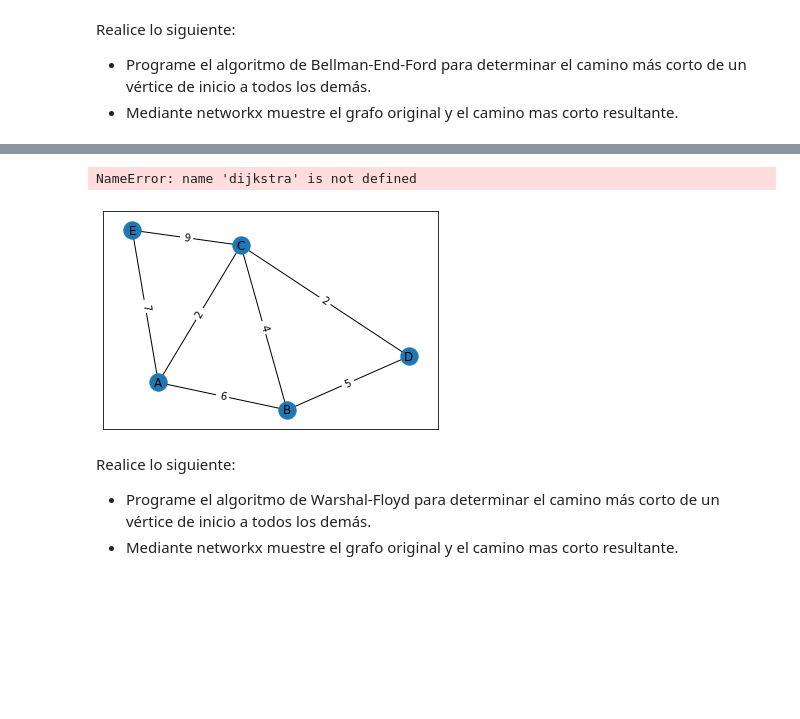
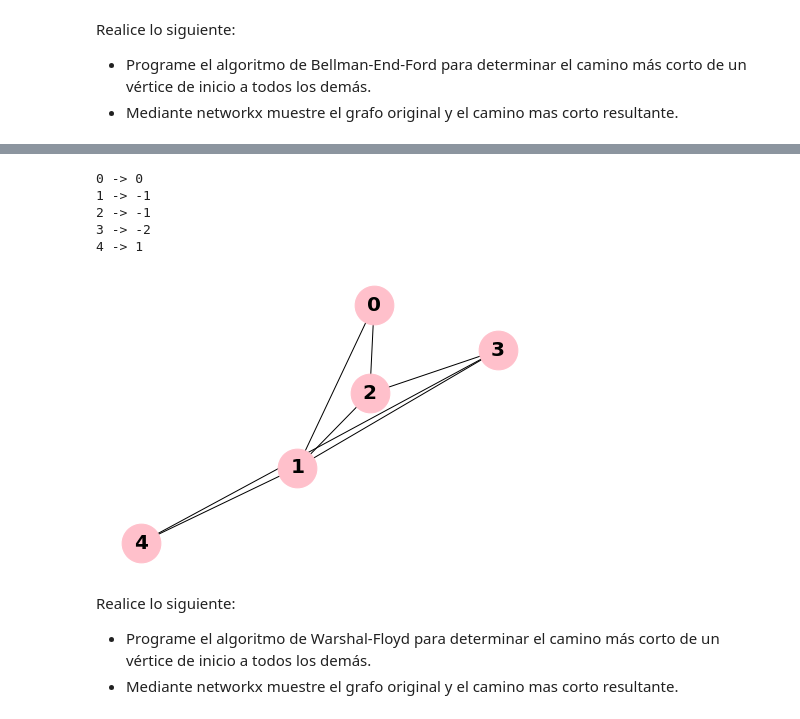
Before and after one commit to AndreaJCharlesSantos/Grafos, a Jupyter notebook: lenguajes-y-automatas-unidad-1-AndreaJCharlesSantos/ShortestPathAlgorithms.ipynb, the cells around one changed output, grey strips where cells are left out. Drawn from its saved outputs; the diff is of its cells as text; code cells hidden in the pictures; blank space fills up the shorter version.

```diff
--- a/lenguajes-y-automatas-unidad-1-AndreaJCharlesSantos/ShortestPathAlgorithms.ipynb
+++ b/lenguajes-y-automatas-unidad-1-AndreaJCharlesSantos/ShortestPathAlgorithms.ipynb
@@ -69,29 +68,39 @@ Realice lo siguiente:
-# %%
-import networkx as nx
-import matplotlib.pyplot as plt
-import pandas as pd
-
-G = nx.Graph()
-G.add_nodes_from(['A', 'B', 'C', 'D', 'E'])
-G.add_edge('A','B', weight=6)
-G.add_edge('A','C', weight=2)
-G.add_edge('A','E', weight=7)
-G.add_edge('B','C', weight=4)
-G.add_edge('B','D', weight=5)
-G.add_edge('C','A', weight=2)
-G.add_edge('C','D', weight=2)
-G.add_edge('E','C', weight=9)
-pos=nx.spring_layout(G) # pos = nx.nx_agraph.graphviz_layout(G)
-nx.draw_networkx(G,pos)
-labels = nx.get_edge_attributes(G,'weight')
-nx.draw_networkx_edge_labels(G,pos,edge_labels=labels)
-Dj = nx.to_pandas_adjacency(G, nonedge=float('inf'))
-for i in range(len(Dj)):
-    Dj.iloc[i, i] = 0
-distancia = dijkstra(G,0)
-# %% [output]
-NameError: name 'dijkstra' is not defined
-[figure, removed]
+# %%
+import networkx as nx
+vertices = 5
+nodos =[1,2,3,4]
+grafo = []
+grafo.append([0,1,-1])
+grafo.append([0,2,4])
+grafo.append([1,2,3])
+grafo.append([1,3,2])
+grafo.append([1,4,2])
+grafo.append([3,2,1])
+grafo.append([3,1,1])
+grafo.append([4,3,-3])
+#print(grafo)
+dist = [float("inf")] * 5
+dist[0] = 0
+for _ in range(vertices - 1):
+    for u, v, w in grafo:
+        if dist[u] != float("Inf") and dist[u] + w < dist[v]:
+            dist[v] = dist[u] + w
+for u,v,w in grafo:
+    if dist[u] != float("Inf") and dist[u] + w < dist[v]:
+        print("Contiene tamaño en negativo")
+for i in range(vertices):
+    print(i, "->", dist[i])
+G = nx.Graph()
+G.add_nodes_from(nodos)
+G.add_weighted_edges_from(grafo)
+nx.draw(G, with_labels=True, font_weight='bold', node_size=1500, node_color='pink', font_size=20)
+# %% [output]
+0 -> 0
+1 -> -1
+2 -> -1
+3 -> -2
+4 -> 1
+[figure, added]
 # %% [markdown]
 Realice lo siguiente:
 
```
Also changed, not shown: parts of 4 cells of this notebook, 4 other files.
